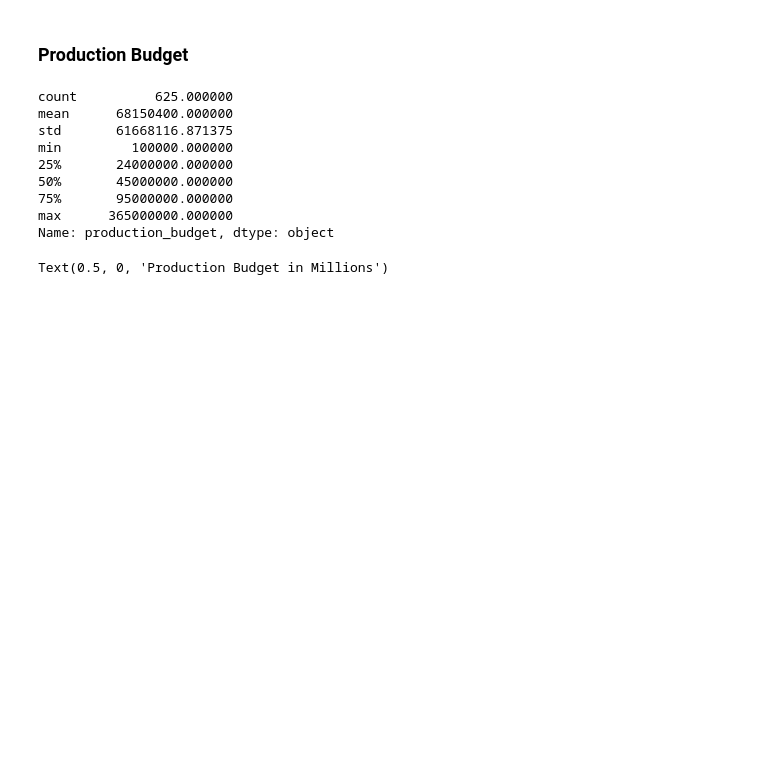
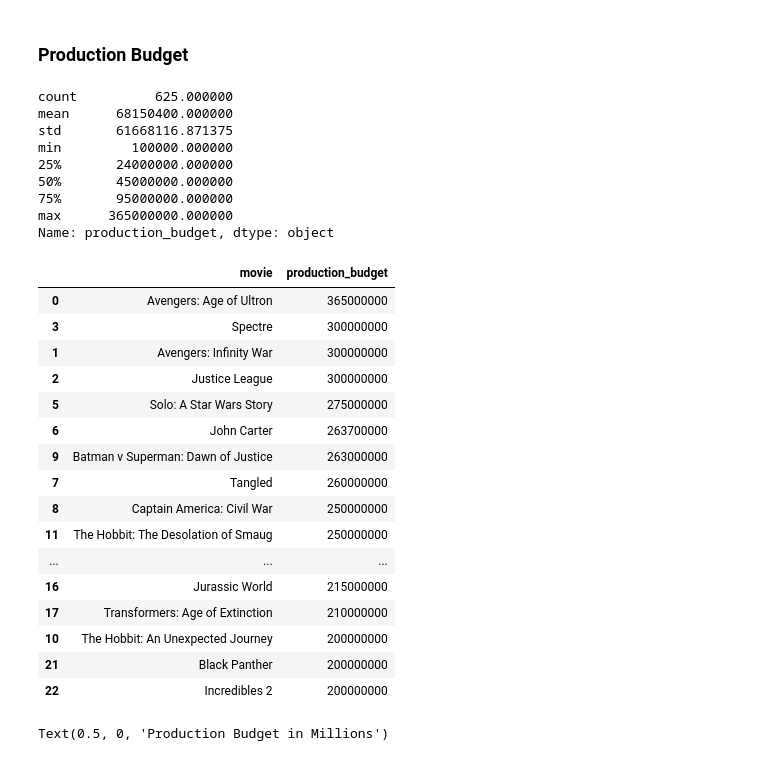
Before and after one commit to baotramduong/Porfolio_Project_The_Movie_Industry, a Jupyter notebook: Part III - Data Analysis & Visualization, Actionable Insight, Conclusion & Future Works.ipynb, the cells around one changed output. Saved outputs shown, nothing was run; the diff lists cells and outputs as text; code cells hidden in the pictures; blank space fills up the shorter version.

```diff
--- a/Part III - Data Analysis & Visualization, Actionable Insight, Conclusion & Future Works.ipynb
+++ b/Part III - Data Analysis & Visualization, Actionable Insight, Conclusion & Future Works.ipynb
@@ -107,6 +107,28 @@ min         100000.000000
 75%       95000000.000000
 max      365000000.000000
 Name: production_budget, dtype: object
+# %%
+#check to see top 20 movies costs the most
+top_20_budget = full_df[['movie', 'production_budget']].sort_values(by = 'production_budget', ascending = False)[:20]
+top_20_budget
+# %% [output]
+|  | movie | production_budget |
+| 0 | Avengers: Age of Ultron | 365000000 |
+| 3 | Spectre | 300000000 |
+| 1 | Avengers: Infinity War | 300000000 |
+| 2 | Justice League | 300000000 |
+| 5 | Solo: A Star Wars Story | 275000000 |
+| 6 | John Carter | 263700000 |
+| 9 | Batman v Superman: Dawn of Justice | 263000000 |
+| 7 | Tangled | 260000000 |
+| 8 | Captain America: Civil War | 250000000 |
+| 11 | The Hobbit: The Desolation of Smaug | 250000000 |
+| ... | ... | ... |
+| 16 | Jurassic World | 215000000 |
+| 17 | Transformers: Age of Extinction | 210000000 |
+| 10 | The Hobbit: An Unexpected Journey | 200000000 |
+| 21 | Black Panther | 200000000 |
+| 22 | Incredibles 2 | 200000000 |
 # %%
 #plot
 plt.figure(figsize = (15, 6))
```
Also changed, not shown: parts of 16 cells of this notebook.
